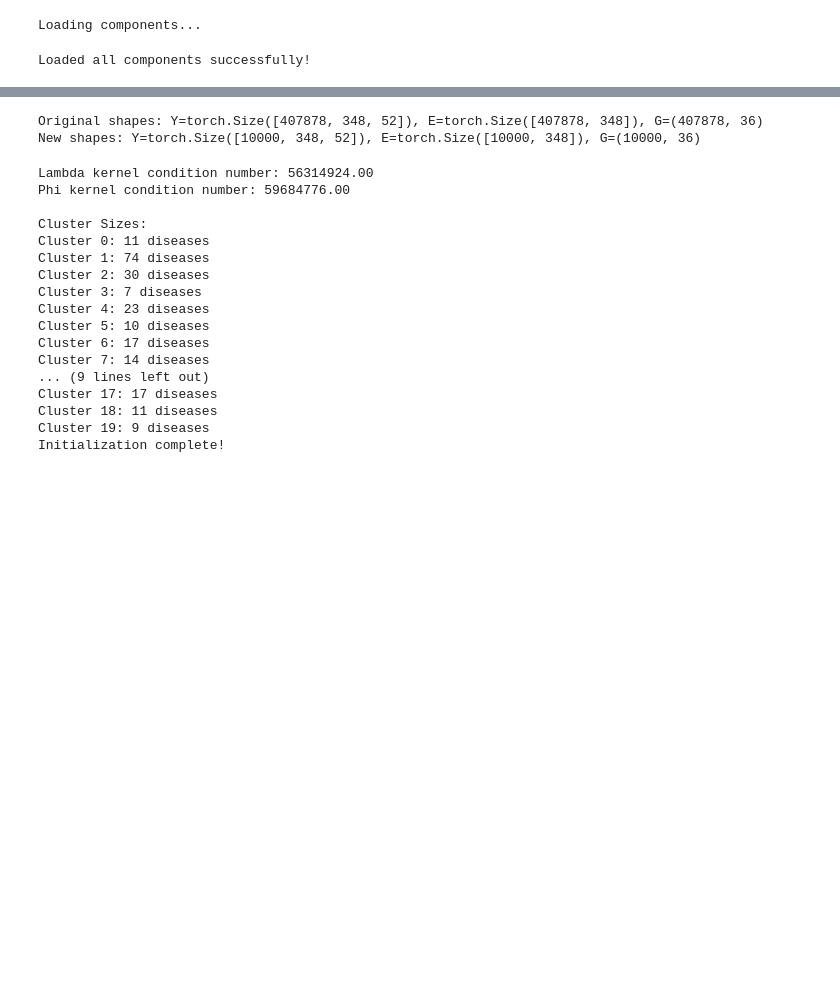
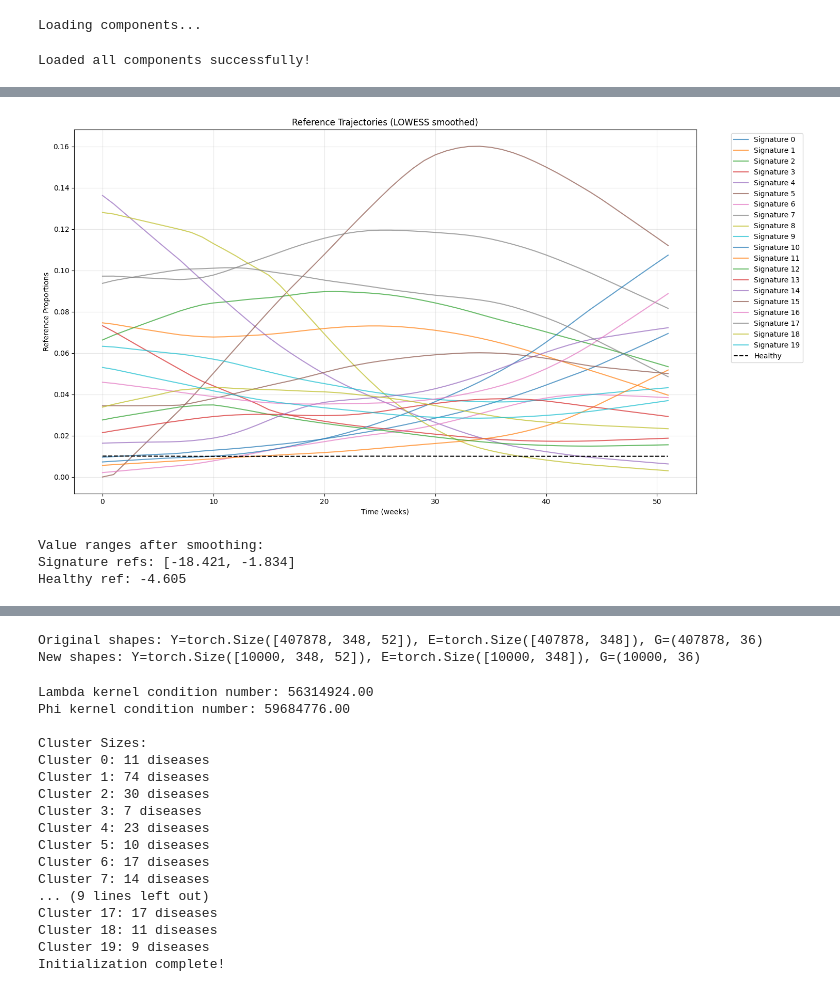
Before and after one commit to surbut/aladynoulli, a Jupyter notebook: pyScripts/minimalreprobigforinit.ipynb, the cells around one changed output, grey strips where cells are left out. Saved outputs shown, nothing was run; the diff lists cells and outputs as text; code cells hidden in the pictures; blank space fills up the shorter version.

```diff
--- a/pyScripts/minimalreprobigforinit.ipynb
+++ b/pyScripts/minimalreprobigforinit.ipynb
@@ -132,0 +296,75 @@ torch.Size([20, 348])
+# %%
+def create_reference_trajectories(Y, initial_clusters, K, healthy_prop=0.01, frac=0.3):
+    """
+    Create reference trajectories using LOWESS smoothing, normalized by cluster size
+    """
+    from statsmodels.nonparametric.smoothers_lowess import lowess
+    T = Y.shape[2]
+
+    # Get raw counts
+    Y_counts = Y.sum(dim=0)  # D x T
+    signature_props = torch.zeros(K, T)
+
+    # First get cluster sizes
+    cluster_sizes = torch.tensor([(initial_clusters == k).sum() for k in range(K)])
+
+    # Get raw proportions, normalized by cluster size
+    total_counts = Y_counts.sum(dim=0) + 1e-8
+    for k in range(K):
+        cluster_mask = (initial_clusters == k)
+        # Divide by cluster size to normalize
+        signature_props[k] = Y_counts[cluster_mask].sum(dim=0) / (cluster_sizes[k] * total_counts)
+
+    # Normalize proportions
+    signature_props = torch.clamp(signature_props, min=1e-8)
+    signature_props = signature_props / signature_props.sum(dim=0, keepdim=True)
+    signature_props *= (1 - healthy_prop)
+
+    # Smooth using LOWESS
+    times = np.arange(T)
+    signature_refs = torch.zeros_like(signature_props)
+
+    for k in range(K):
+        smoothed = lowess(
+            signature_props[k].numpy(),
+            times,
+            frac=frac,
+            it=3,
+            delta=0.0,
+            return_sorted=False
+        )
+        signature_refs[k] = torch.tensor(smoothed)
+
+    # Convert to log space after smoothing
+    signature_refs = torch.log(torch.clamp(signature_refs, min=1e-8))
+    healthy_ref = torch.ones(T) * torch.log(torch.tensor(healthy_prop, dtype=torch.float32))
+
+    # Print cluster sizes for verification
+    print("\nCluster sizes:")
+    for k in range(K):
+        print(f"Signature {k}: {cluster_sizes[k]} diseases")
+
+    return signature_refs, healthy_ref
+
+# Test and visualize
+signature_refs, healthy_ref = create_reference_trajectories(Y, initial_clusters, K=20)
+
+# Plot both raw and smoothed
+plt.figure(figsize=(15, 8))
+props = torch.softmax(torch.vstack([signature_refs, healthy_ref]), dim=0)
+for k in range(20):
+    plt.plot(range(T), props[k], label=f'Signature {k}', alpha=0.7)
+plt.plot(range(T), props[-1], label='Healthy', color='black', linestyle='--')
+plt.xlabel('Time (weeks)')
+plt.ylabel('Reference Proportions')
+plt.title('Reference Trajectories (LOWESS smoothed)')
+plt.legend(bbox_to_anchor=(1.05, 1), loc='upper left')
+plt.grid(True, alpha=0.3)
+plt.tight_layout()
+plt.show()
+
+# Print some stats
+print("\nValue ranges after smoothing:")
+print(f"Signature refs: [{signature_refs.min():.3f}, {signature_refs.max():.3f}]")
+print(f"Healthy ref: {healthy_ref[0]:.3f}")
+# %% [output]
@@ -132,0 +388,4 @@ torch.Size([20, 348])
+[figure, added]
+Value ranges after smoothing:
+Signature refs: [-18.421, -1.834]
+Healthy ref: -4.605
```
Also changed, not shown: parts of 22 cells of this notebook, 16 other files.
